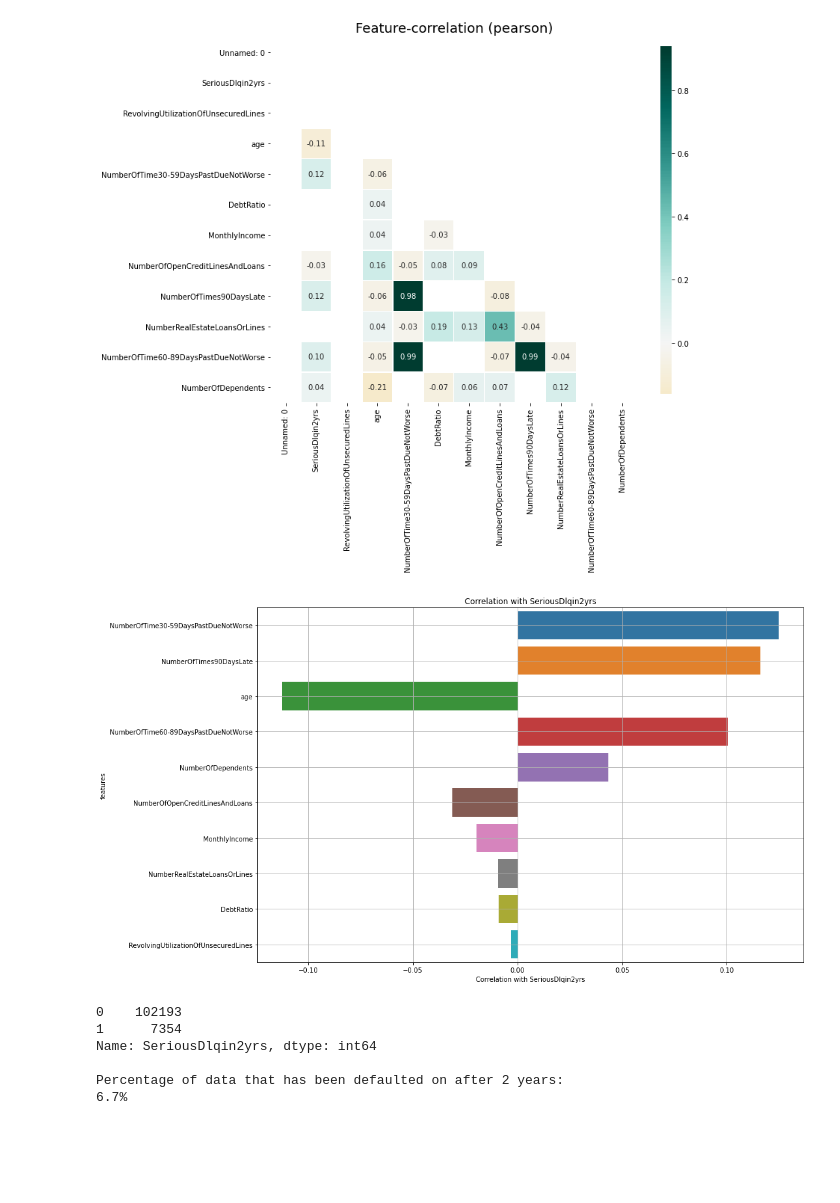
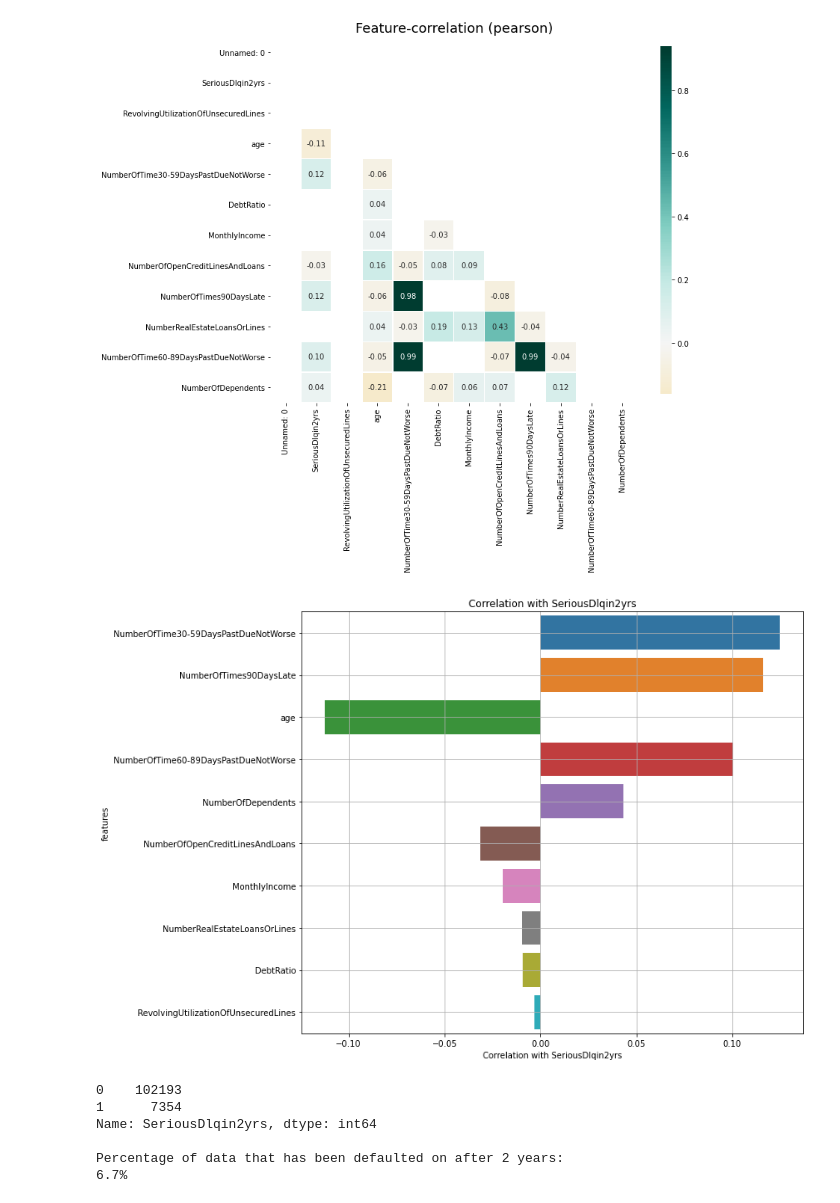
Before and after one commit to MarkEnglander/Loan-Default-Prediction, a Jupyter notebook: GiveMeSomeCreditDataset/GiveMeSomeCreditAnalysis.ipynb, the cells around one changed output. Drawn from its saved outputs; the diff is of its cells as text; code cells hidden in the pictures; blank space fills up the shorter version.

```diff
--- a/GiveMeSomeCreditDataset/GiveMeSomeCreditAnalysis.ipynb
+++ b/GiveMeSomeCreditDataset/GiveMeSomeCreditAnalysis.ipynb
@@ -173,18 +180,20 @@ Displaying absolute correlations above the threshold (0.02). Specify a positive
 # %%
 # The feature we wish to predict is 'SeriousDlqin2yrs'.
 # So, let's explore which features have the most correlation with it.
 
 corrmat = dataset.corr()
 corr = corrmat['SeriousDlqin2yrs'].sort_values(key=abs, ascending=False)
 corr.drop(['SeriousDlqin2yrs', 'Unnamed: 0'], inplace=True)
 df = pd.DataFrame(data={'features': corr.index, 'Correlation with SeriousDlqin2yrs': corr.values})
-plt.figure(figsize=(15, 10))
+plt.figure(figsize=(12, 8))
 sns.barplot(x="Correlation with SeriousDlqin2yrs", y="features", data=df)
 plt.title('Correlation with SeriousDlqin2yrs')
 plt.grid()
+plt.tight_layout()
+plt.savefig('GMSCcorrplot.pdf')
 plt.show()
 # %% [output]
-[figure, old version]
+[figure, new version]
 # %%
 y = dataset_transformed['SeriousDlqin2yrs']
 print(y.value_counts())
```
Also changed, not shown: parts of 17 cells of this notebook, 47 other files.
